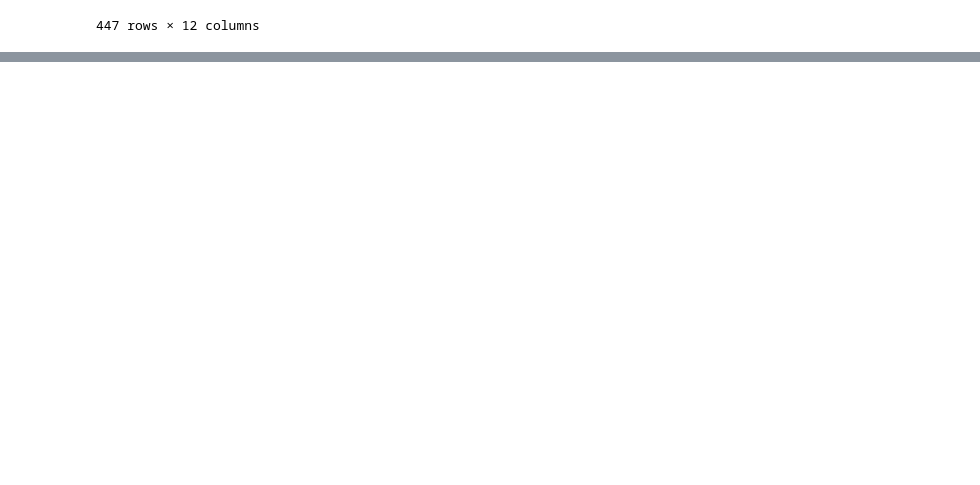
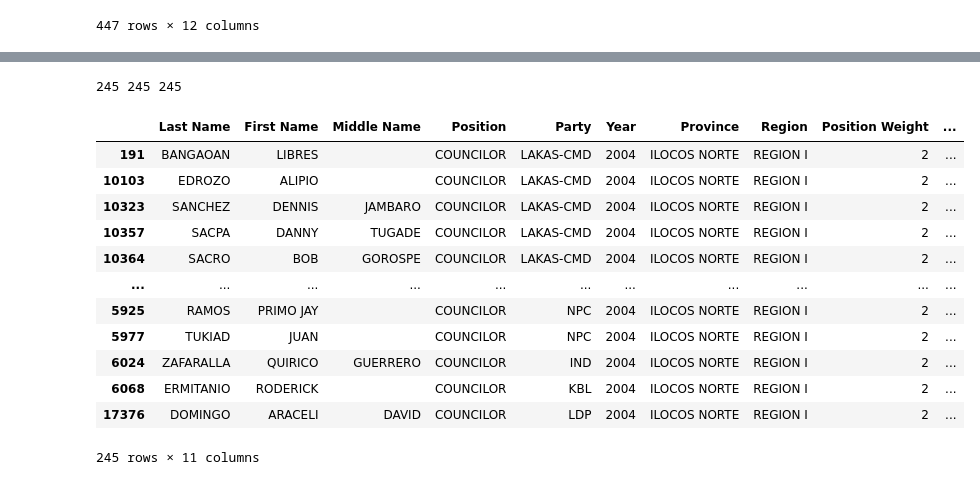
Before and after one commit to stedcheng/elections, a Jupyter notebook: temp.ipynb, the cells around one changed output, grey strips where cells are left out. Drawn from its saved outputs; the diff is of its cells as text; code cells hidden in the pictures; blank space fills up the shorter version.

```diff
--- a/temp.ipynb
+++ b/temp.ipynb
@@ -194,0 +278,24 @@ REGION XIII : ['BOHOL', 'BULACAN', 'ILOCOS NORTE', 'LANAO DEL NORTE', 'NORTHERN
+# %%
+ln = df_unique_names["Last Name"].values
+mn = df_unique_names["Middle Name"].values
+weights = df_unique_names["Position Weight"].values
+
+print(len(ln), len(mn), len(weights))
+# %% [output]
+245 245 245
+# %%
+df_unique_names
+# %% [output]
+|  | Last Name | First Name | Middle Name | Position | Party | Year | Province | Region | Position Weight | ... |
+| 191 | BANGAOAN | LIBRES |  | COUNCILOR | LAKAS-CMD | 2004 | ILOCOS NORTE | REGION I | 2 | ... |
+| 10103 | EDROZO | ALIPIO |  | COUNCILOR | LAKAS-CMD | 2004 | ILOCOS NORTE | REGION I | 2 | ... |
+| 10323 | SANCHEZ | DENNIS | JAMBARO | COUNCILOR | LAKAS-CMD | 2004 | ILOCOS NORTE | REGION I | 2 | ... |
+| 10357 | SACPA | DANNY | TUGADE | COUNCILOR | LAKAS-CMD | 2004 | ILOCOS NORTE | REGION I | 2 | ... |
+| 10364 | SACRO | BOB | GOROSPE | COUNCILOR | LAKAS-CMD | 2004 | ILOCOS NORTE | REGION I | 2 | ... |
+| ... | ... | ... | ... | ... | ... | ... | ... | ... | ... | ... |
+| 5925 | RAMOS | PRIMO JAY |  | COUNCILOR | NPC | 2004 | ILOCOS NORTE | REGION I | 2 | ... |
+| 5977 | TUKIAD | JUAN |  | COUNCILOR | NPC | 2004 | ILOCOS NORTE | REGION I | 2 | ... |
+| 6024 | ZAFARALLA | QUIRICO | GUERRERO | COUNCILOR | IND | 2004 | ILOCOS NORTE | REGION I | 2 | ... |
+| 6068 | ERMITANIO | RODERICK |  | COUNCILOR | KBL | 2004 | ILOCOS NORTE | REGION I | 2 | ... |
+| 17376 | DOMINGO | ARACELI | DAVID | COUNCILOR | LDP | 2004 | ILOCOS NORTE | REGION I | 2 | ... |
+245 rows × 11 columns
```
Also changed, not shown: parts of 9 cells of this notebook, 28 other files.
